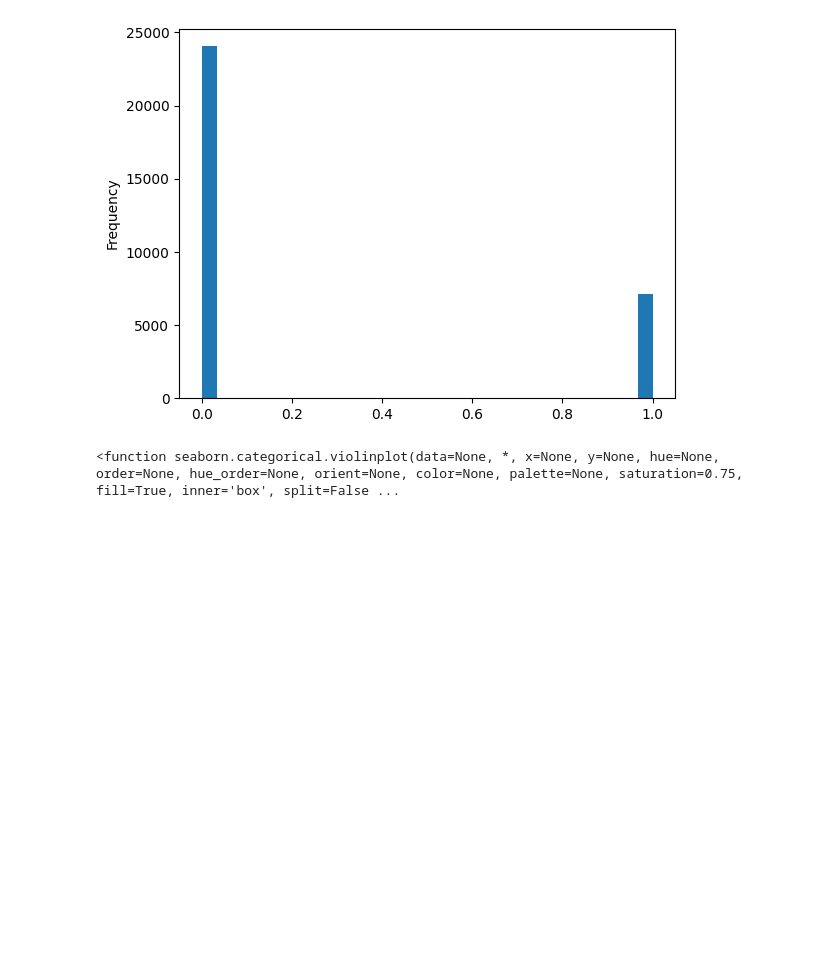
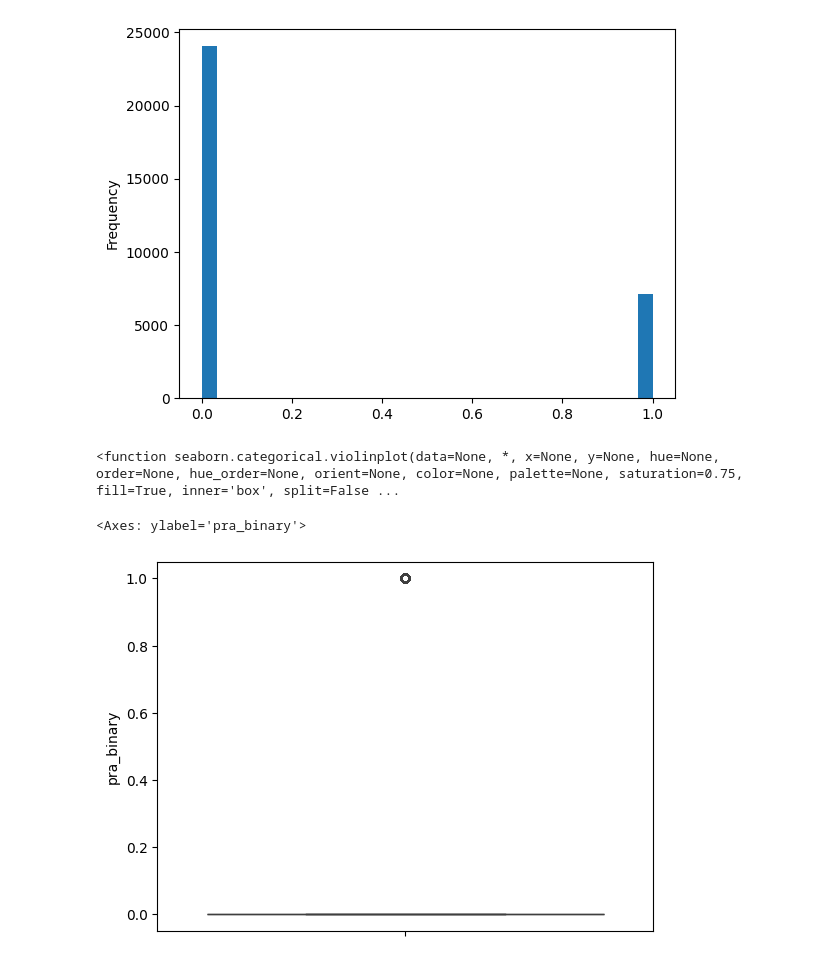
Before and after one commit to jacKlinc/ice-autoATES, a Jupyter notebook: notebooks/analysis-bow-summit.ipynb, the cells around one changed output. Saved outputs shown, nothing was run; the diff lists cells and outputs as text; code cells hidden in the pictures; blank space fills up the shorter version.

```diff
--- a/notebooks/analysis-bow-summit.ipynb
+++ b/notebooks/analysis-bow-summit.ipynb
@@ -166,3 +166,8 @@ df.pra_binary.plot.hist(bins=30)
 sns.violinplot
 # %% [output]
 <function seaborn.categorical.violinplot(data=None, *, x=None, y=None, hue=None, order=None, hue_order=None, orient=None, color=None, palette=None, saturation=0.75, fill=True, inner='box', split=False ...
+# %%
+sns.boxplot(data=df, y='pra_binary')
+# %% [output]
+<Axes: ylabel='pra_binary'>
+[figure, added]
```
Also changed, not shown: parts of 16 cells of this notebook.
